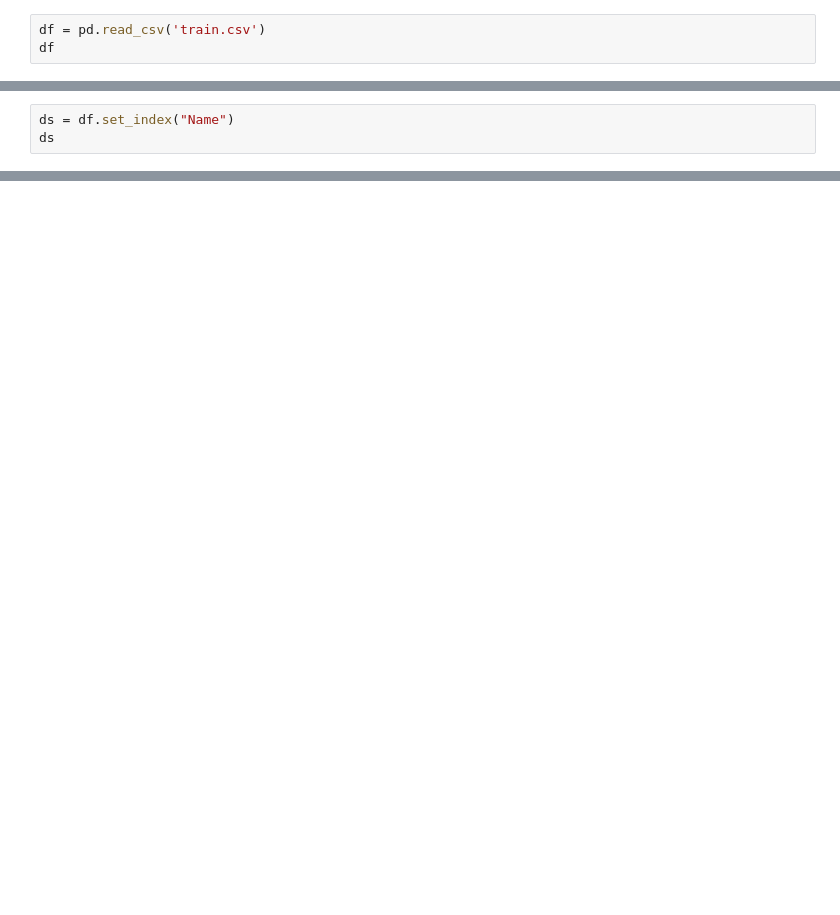
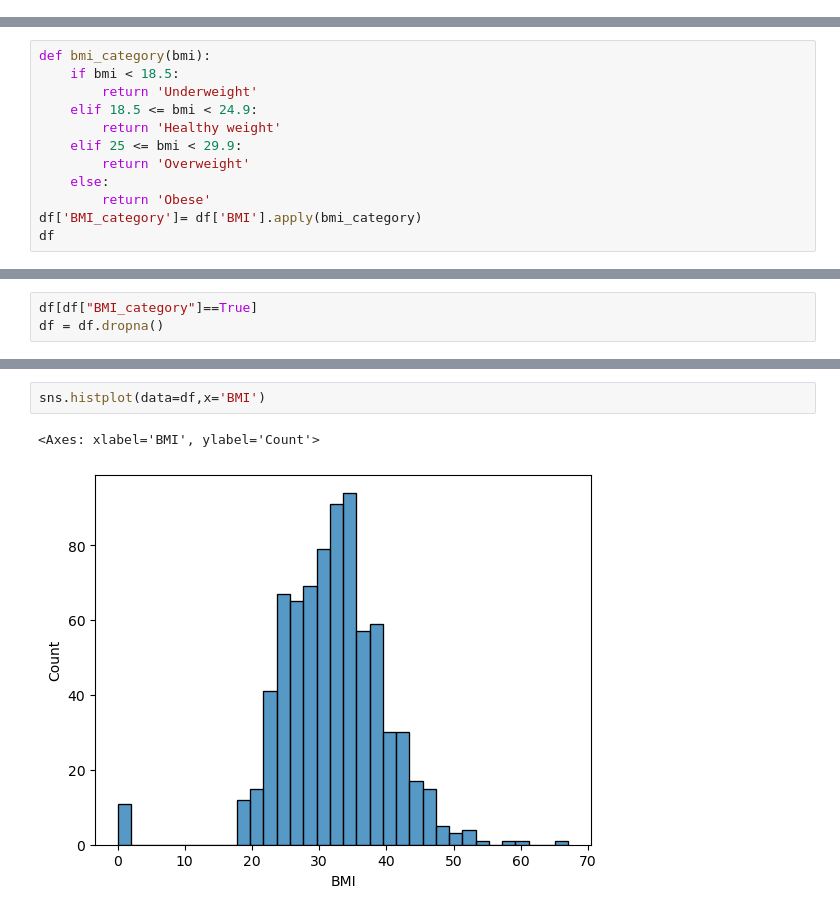
Before and after one commit to Sarinah01/python_4, a Jupyter notebook: lec3.ipynb, the cells around one changed output, grey strips where cells are left out. Saved outputs shown, nothing was run; the diff lists cells and outputs as text; blank space fills up the shorter version.

```diff
--- a/lec3.ipynb
+++ b/lec3.ipynb
@@ -76,3 +26,0 @@ df.duplicated(subset=['sex','survived']).sum()
-# %%
-df = pd.read_csv('train.csv')
-df
@@ -206,3 +26,0 @@ df.sort_values(["Name","Age"],ascending=[True,False]).sort_index()
-# %%
-ds = df.set_index("Name")
-ds
@@ -461,0 +27,12 @@ sns.boxenplot(auto["horsepower"])
+# %%
+def bmi_category(bmi):
+    if bmi < 18.5:
+        return 'Underweight'
+    elif 18.5 <= bmi < 24.9:
+        return 'Healthy weight'
+    elif 25 <= bmi < 29.9:
+        return 'Overweight'
+    else:
+        return 'Obese'
+df['BMI_category']= df['BMI'].apply(bmi_category)
+df
@@ -461,0 +53,3 @@ sns.boxenplot(auto["horsepower"])
+# %%
+df[df["BMI_category"]==True]
+df = df.dropna()
@@ -461,0 +72,5 @@ sns.boxenplot(auto["horsepower"])
+# %%
+sns.histplot(data=df,x='BMI')
+# %% [output]
+<Axes: xlabel='BMI', ylabel='Count'>
+[figure, added]
```
Also changed, not shown: parts of 67 cells of this notebook.
